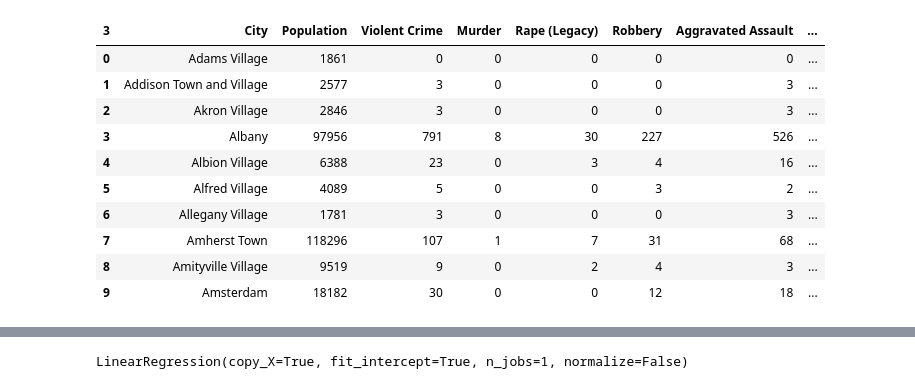
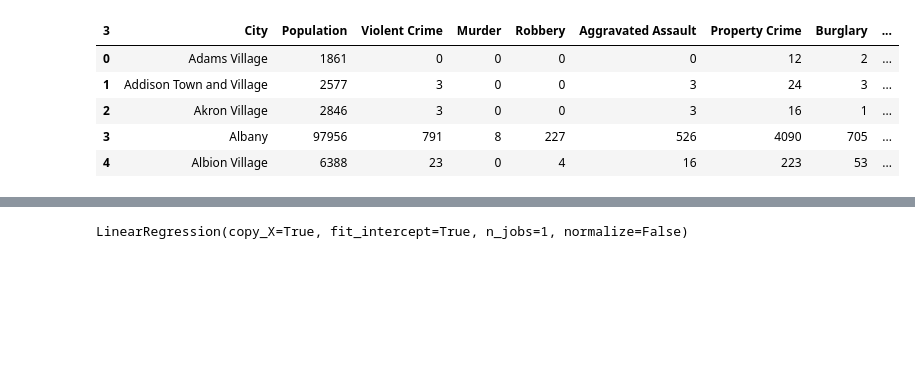
Before and after one commit to rbhavsar5/thinkful, a Jupyter notebook: 2.4.4 Challenge make your own regression model.ipynb, the cells around one changed output, grey strips where cells are left out. Saved outputs shown, nothing was run; the diff lists cells and outputs as text; code cells hidden in the pictures; blank space fills up the shorter version.

```diff
--- a/2.4.4 Challenge make your own regression model.ipynb
+++ b/2.4.4 Challenge make your own regression model.ipynb
@@ -33,12 +32,44 @@ df.drop(df.index[349:], inplace=True)
 # %%
-#grab the first row for the header
-new_header = df.iloc[0]
+def cleaner(df):
+    df.drop(df.index[:3], inplace=True)
 
-#take the data less the header row
-df = df[1:]
+    #grab the first row for the header
+    new_header = df.iloc[0]
 
-#set the header row as the df header
-df.columns = new_header
+    #take the data less the header row
+    df = df[1:]
 
-#set new index
-df.index = list(range(0, 348))
+    #drop useless rows at bottom
+    df = df[:-3]
+
+    #set the header row as the df header
+    df.columns = new_header
+
+    #set new index
+    df.index = list(range(0, len(df)))
+
+    #rename columns
+    df.rename(columns = {'Murder and\nnonnegligent\nmanslaughter' : 'Murder',
+                     'Property\ncrime': 'Property Crime',
+                     'Larceny-\ntheft': 'Larceny Theft',
+                     'Aggravated\nassault': 'Aggravated Assault',
+                     'Rape\n(legacy\ndefinition)2': 'Rape (Legacy)',
+                     'Motor\nvehicle\ntheft': 'Motor Vehicle Theft',
+                     'Violent\ncrime': 'Violent Crime'},
+                  inplace = True)
+
+    #drop rape columns
+    df.drop('Rape\n(revised\ndefinition)1', axis = 1, inplace = True)
+
+    df.drop('Rape (Legacy)', axis = 1, inplace = True)
+    return df
+
+train = cleaner(train)
+train.head()
+# %% [output]
+| 3 | City | Population | Violent Crime | Murder | Robbery | Aggravated Assault | Property Crime | Burglary | ... |
+| 0 | Adams Village | 1861 | 0 | 0 | 0 | 0 | 12 | 2 | ... |
+| 1 | Addison Town and Village | 2577 | 3 | 0 | 0 | 3 | 24 | 3 | ... |
+| 2 | Akron Village | 2846 | 3 | 0 | 0 | 3 | 16 | 1 | ... |
+| 3 | Albany | 97956 | 791 | 8 | 227 | 526 | 4090 | 705 | ... |
+| 4 | Albion Village | 6388 | 23 | 0 | 4 | 16 | 223 | 53 | ... |
@@ -56,14 +75,0 @@ df.drop('Rape\n(revised\ndefinition)1', axis = 1, inplace = True)
-# %%
-df.head(10)
-# %% [output]
-| 3 | City | Population | Violent Crime | Murder | Rape (Legacy) | Robbery | Aggravated Assault | ... |
-| 0 | Adams Village | 1861 | 0 | 0 | 0 | 0 | 0 | ... |
-| 1 | Addison Town and Village | 2577 | 3 | 0 | 0 | 0 | 3 | ... |
-| 2 | Akron Village | 2846 | 3 | 0 | 0 | 0 | 3 | ... |
-| 3 | Albany | 97956 | 791 | 8 | 30 | 227 | 526 | ... |
-| 4 | Albion Village | 6388 | 23 | 0 | 3 | 4 | 16 | ... |
-| 5 | Alfred Village | 4089 | 5 | 0 | 0 | 3 | 2 | ... |
-| 6 | Allegany Village | 1781 | 3 | 0 | 0 | 0 | 3 | ... |
-| 7 | Amherst Town | 118296 | 107 | 1 | 7 | 31 | 68 | ... |
-| 8 | Amityville Village | 9519 | 9 | 0 | 2 | 4 | 3 | ... |
-| 9 | Amsterdam | 18182 | 30 | 0 | 0 | 12 | 18 | ... |
```
Also changed, not shown: parts of 11 cells of this notebook.
